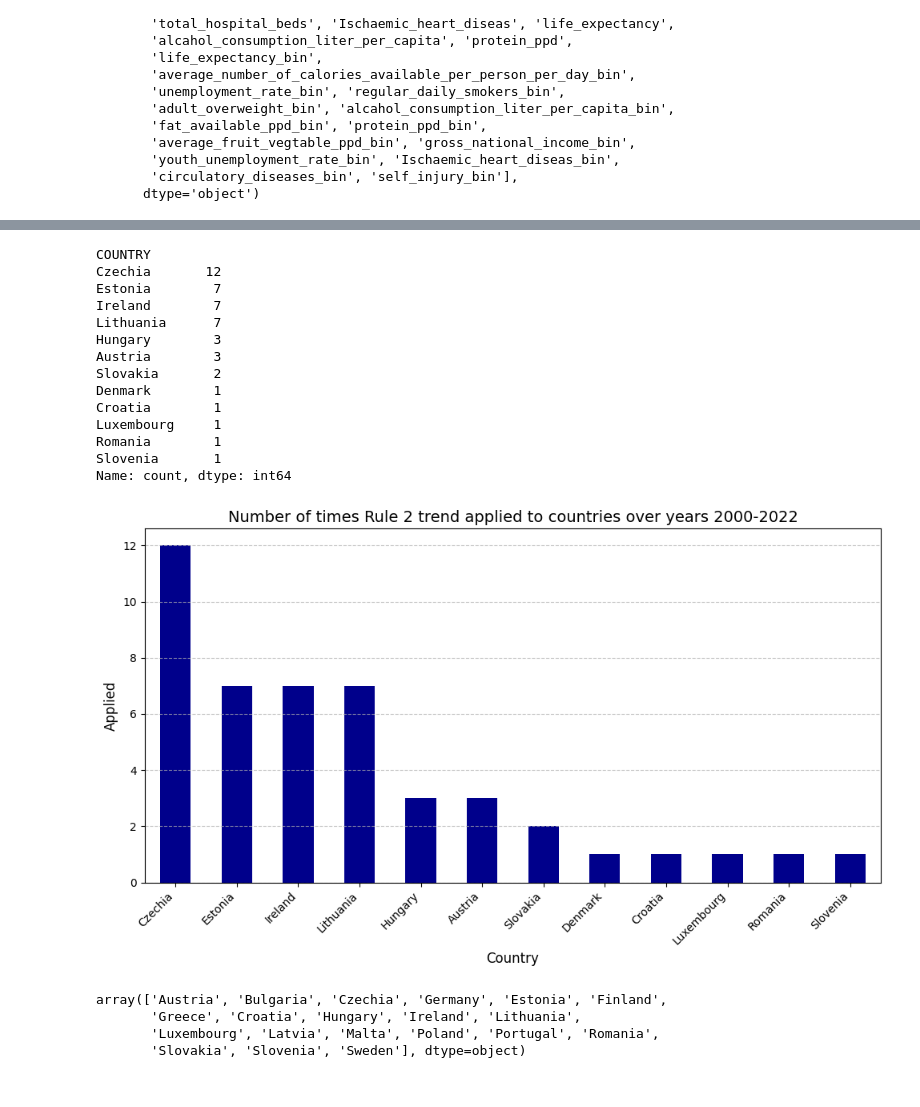
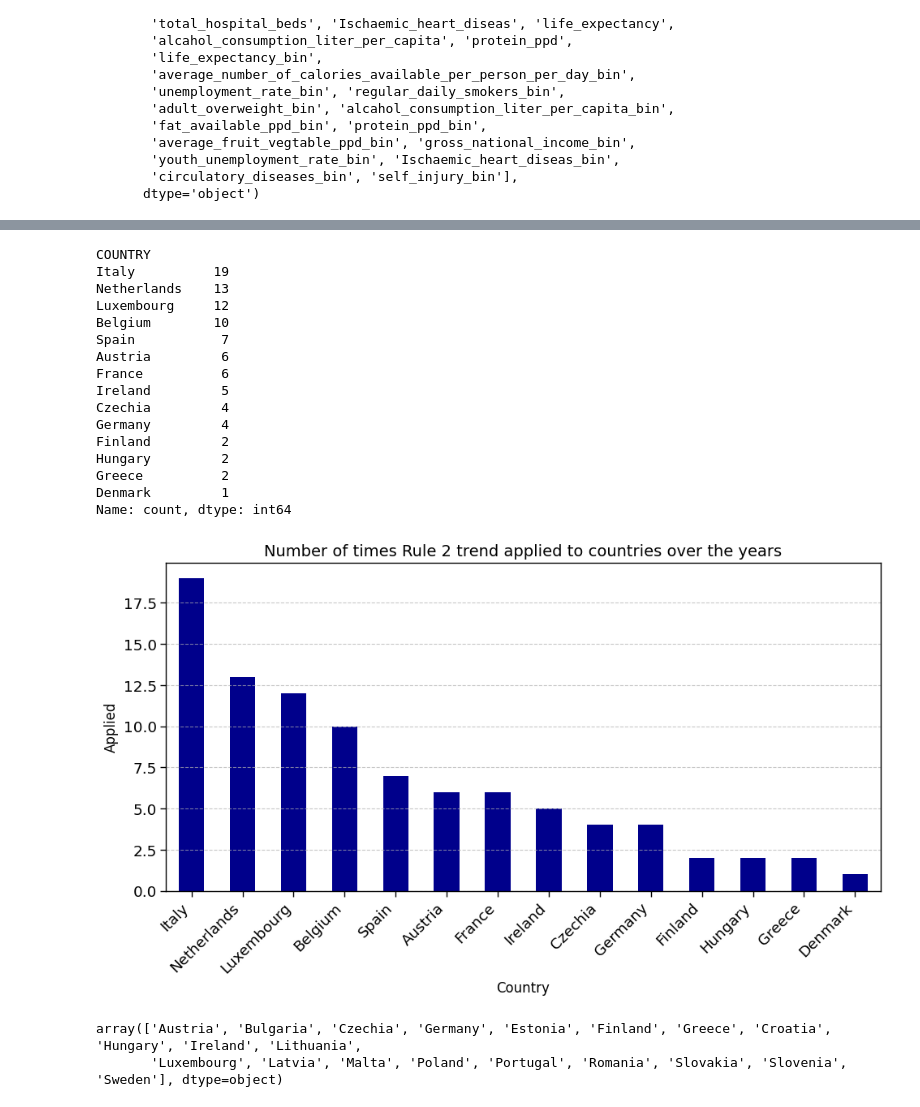
Before and after one commit to alireza1420/Datamining-UU, a Jupyter notebook: alireza_second_notebook_rule_mine_clean.ipynb, the cells around one changed output, grey strips where cells are left out. Cells and saved outputs as stored; diff of their text form; code cells hidden in the pictures.

```diff
--- a/alireza_second_notebook_rule_mine_clean.ipynb
+++ b/alireza_second_notebook_rule_mine_clean.ipynb
@@ -583,5 +588,5 @@ Name: count, dtype: int64
 # %%
-df_ax_2=df[(df["alcahol_consumption_liter_per_capita_bin"]=="HIGH")& (df["Ischaemic_heart_diseas_bin"]=="HIGH")]
+df_ax_2=df[(df["fat_available_ppd_bin"]=="HIGH")]
 countries_rule_2=df_ax_2["COUNTRY"].unique()
 countries_rule_2
 # %% [output]
@@ -621,47 +618,49 @@ df_ax_2
 # %%
 import matplotlib.pyplot as plt
 
 country_counts = df_ax_2['COUNTRY'].value_counts()
 print(country_counts)
 
 
 plt.figure(figsize=(10, 6))
 
 country_counts.plot(kind='bar', color='darkblue')
 
 
 plt.title(
-    'Number of times Rule 2 trend applied to countries over years 2000-2022',
+    'Number of times Rule 2 trend applied to countries over the years',
     fontsize=14
 )
 plt.xlabel('Country', fontsize=12)
 plt.ylabel('Applied', fontsize=12)
 
 
 plt.xticks(rotation=45, ha='right')
 
 plt.grid(axis='y', linestyle='--', alpha=0.7)
 
 
 plt.tight_layout()
 
 plt.savefig('filtered_countries_frequency.png')
 # %% [output]
 COUNTRY
-Czechia       12
-Estonia        7
-Ireland        7
-Lithuania      7
-Hungary        3
-Austria        3
-Slovakia       2
-Denmark        1
-Croatia        1
-Luxembourg     1
-Romania        1
-Slovenia       1
+Italy          19
+Netherlands    13
+Luxembourg     12
+Belgium        10
+Spain           7
+Austria         6
+France          6
+Ireland         5
+Czechia         4
+Germany         4
+Finland         2
+Hungary         2
+Greece          2
+Denmark         1
 Name: count, dtype: int64
-[figure, old version]
+[figure, new version]
 # %%
 #COUNTRIES WITH HIGH circulatory diseases
 high_circulatory_dis_countries=df[df["circulatory_diseases_bin"]=="HIGH"]
```
Also changed, not shown: parts of 13 cells of this notebook.
